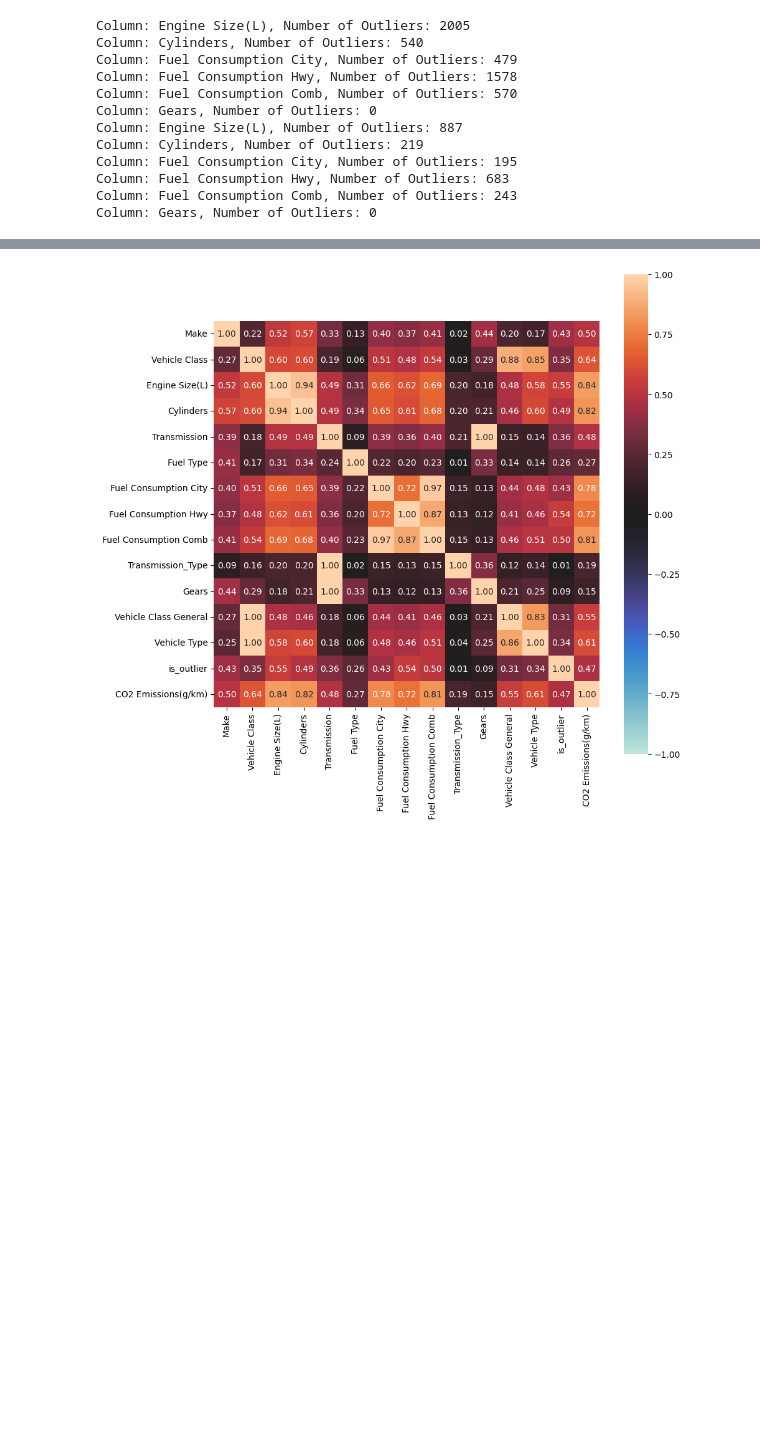
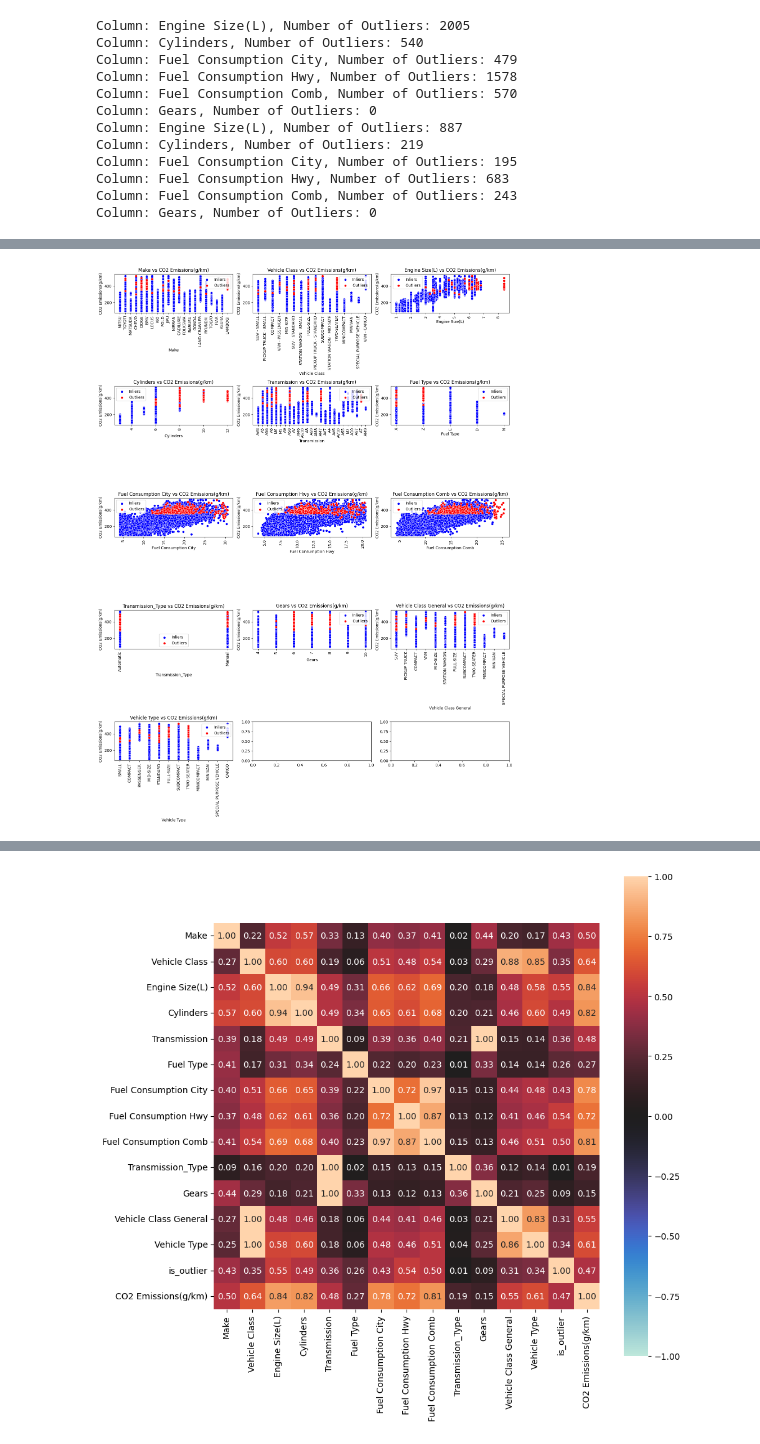
Before and after one commit to caesariodito/comp-archive, a Jupyter notebook: src/outliers_pipeline.ipynb, the cells around one changed output, grey strips where cells are left out. Saved outputs shown, nothing was run; the diff lists cells and outputs as text; code cells hidden in the pictures; blank space fills up the shorter version.

```diff
--- a/src/outliers_pipeline.ipynb
+++ b/src/outliers_pipeline.ipynb
@@ -68,5 +76,5 @@ float_columns_df = df_train.select_dtypes(include=["float64"])
 # %%
-bounds = calculate_iqr(df_train, float_columns_df.columns, 1.5)
+bounds = calculate_iqr(df_train, float_columns_df, 1.5)
 df_train = detect_outliers(df_train, bounds)
 df_test = detect_outliers(df_test, bounds)
 # %% [output]
@@ -116,0 +100,54 @@ df_test
+# %%
+import matplotlib.pyplot as plt
+import seaborn as sns
+
+df_temp = pd.concat([df_train, df_train_target], axis=1)
+
+# Assuming df is your DataFrame and "is_outlier" is the column where you marked outliers
+outliers = df_temp[df_temp["is_outlier"] == 1]
+inliers = df_temp[df_temp["is_outlier"] == 0]
+
+# Get the list of features to plot
+features = df_temp.columns.drop(["is_outlier", "CO2 Emissions(g/km)"])
+
+fig, axes = plt.subplots(5, 3, figsize=(15, 20))
+
+
+# Loop over the features and plot them against the CO2 emissions feature
+for i, feature in enumerate(features):
+    # Get the row and column index of the subplot
+    row = i // 3
+    col = i % 3
+
+    # Scatter plot for inliers
+    sns.scatterplot(
+        x=inliers[feature],
+        y=inliers["CO2 Emissions(g/km)"],
+        color="b",
+        label="Inliers",
+        ax=axes[row, col],
+    )
+
+    # Scatter plot for outliers
+    sns.scatterplot(
+        x=outliers[feature],
+        y=outliers["CO2 Emissions(g/km)"],
+        color="r",
+        label="Outliers",
+        ax=axes[row, col],
+    )
+
+    # Set the title and labels of the subplot
+    axes[row, col].set_title(f"{feature} vs CO2 Emissions(g/km)")
+    axes[row, col].set_xlabel(feature)
+    axes[row, col].tick_params(axis="x", rotation=90)
+    axes[row, col].set_ylabel("CO2 Emissions(g/km)")
+    axes[row, col].legend()
+
+# Adjust the spacing between the subplots
+plt.tight_layout()
+
+# Show the plots
+plt.show()
+# %% [output]
+[figure, added]
```
Also changed, not shown: parts of 10 cells of this notebook, 13 other files.
